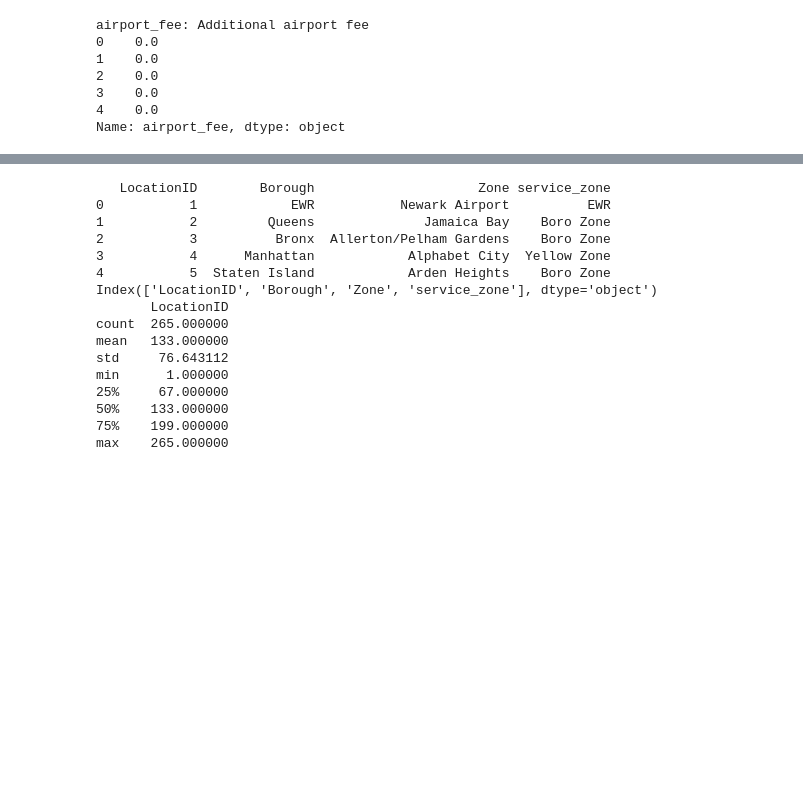
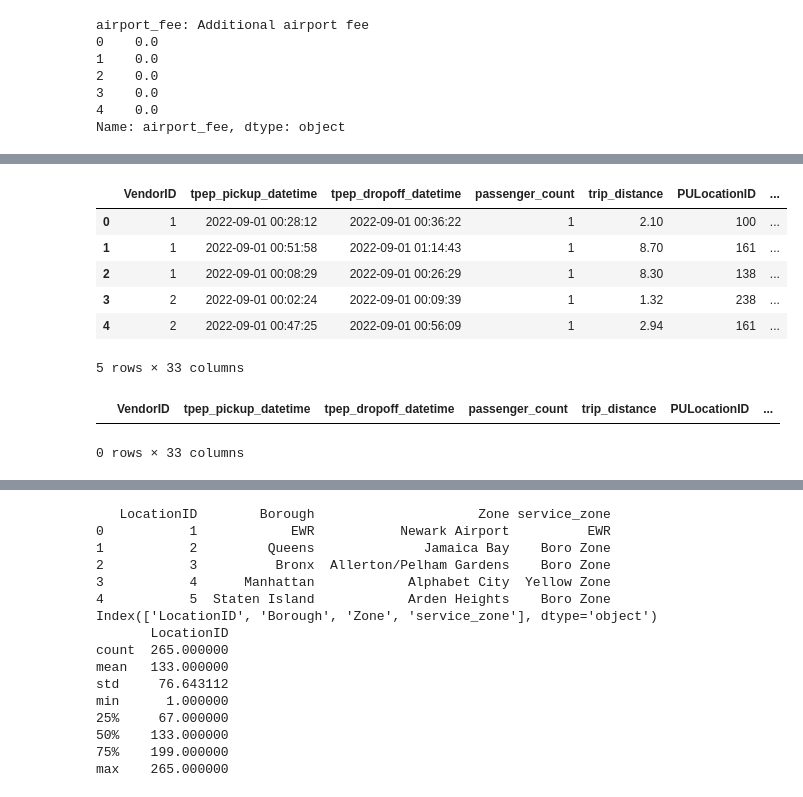
Before and after one commit to SebaCM/Taxis_Fare_Project, a Jupyter notebook: Taxis_Fare_and_Time.ipynb, the cells around one changed output, grey strips where cells are left out. Cells and saved outputs as stored; diff of their text form; code cells hidden in the pictures; blank space fills up the shorter version.

```diff
--- a/Taxis_Fare_and_Time.ipynb
+++ b/Taxis_Fare_and_Time.ipynb
@@ -302,0 +1885,27 @@ Name: airport_fee, dtype: object
+# %%
+import pandas as pd
+
+# Load the CSV file
+file_path = r"C:\Users\Anthony Zambrano\Taxis_Fare_Project\c_y_trip_data-2022csv\cleaned_yellow_tripdata_2022-09.csv"
+df = pd.read_csv(file_path)
+
+# Check the first few rows to understand the data structure
+df.head()
+# %% [output]
+|  | VendorID | tpep_pickup_datetime | tpep_dropoff_datetime | passenger_count | trip_distance | PULocationID | ... |
+| 0 | 1 | 2022-09-01 00:28:12 | 2022-09-01 00:36:22 | 1 | 2.10 | 100 | ... |
+| 1 | 1 | 2022-09-01 00:51:58 | 2022-09-01 01:14:43 | 1 | 8.70 | 161 | ... |
+| 2 | 1 | 2022-09-01 00:08:29 | 2022-09-01 00:26:29 | 1 | 8.30 | 138 | ... |
+| 3 | 2 | 2022-09-01 00:02:24 | 2022-09-01 00:09:39 | 1 | 1.32 | 238 | ... |
+| 4 | 2 | 2022-09-01 00:47:25 | 2022-09-01 00:56:09 | 1 | 2.94 | 161 | ... |
+5 rows × 33 columns
+# %%
+# Check descriptive statistics to identify outliers
+df['trip_duration'].describe()
+
+# Identify unusually high values (e.g., more than 10 hours)
+outliers_trip_duration = df[df['trip_duration'] > 36000]  # More than 10 hours in seconds
+outliers_trip_duration
+# %% [output]
+|  | VendorID | tpep_pickup_datetime | tpep_dropoff_datetime | passenger_count | trip_distance | PULocationID | ... |
+0 rows × 33 columns
```
Also changed, not shown: parts of 223 cells of this notebook.
